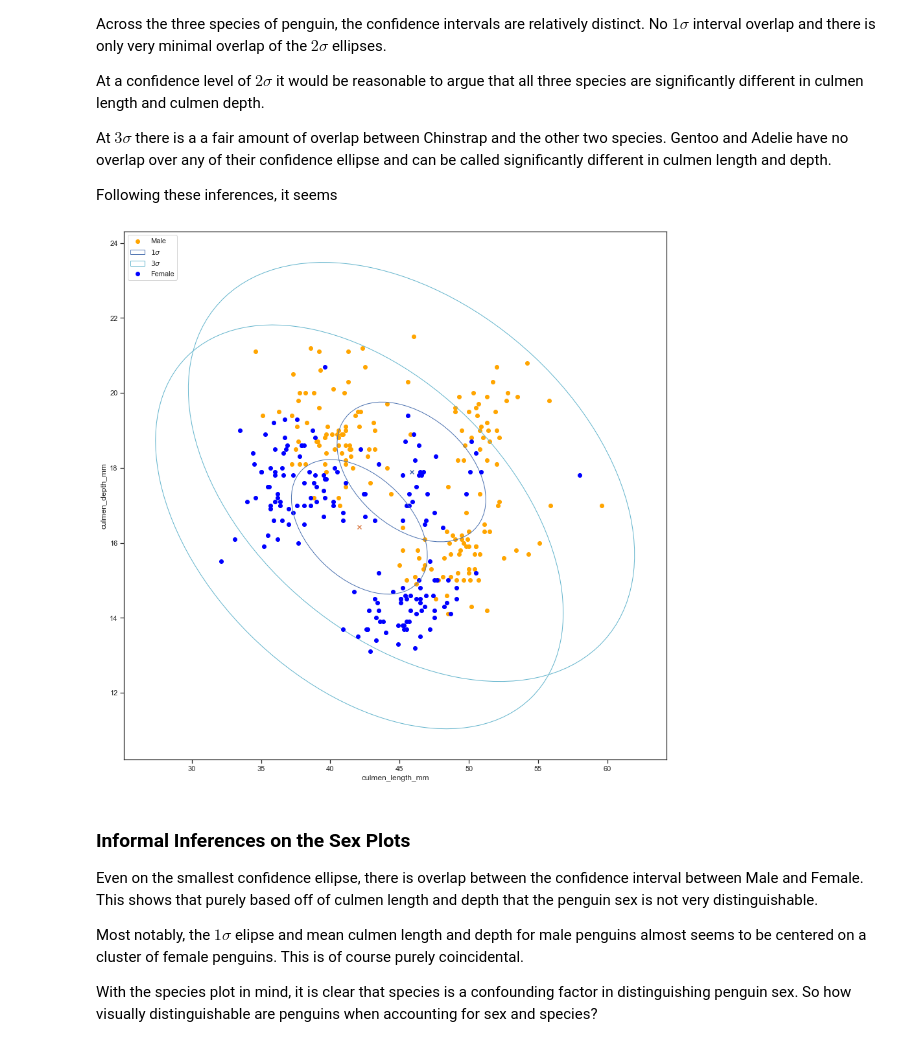
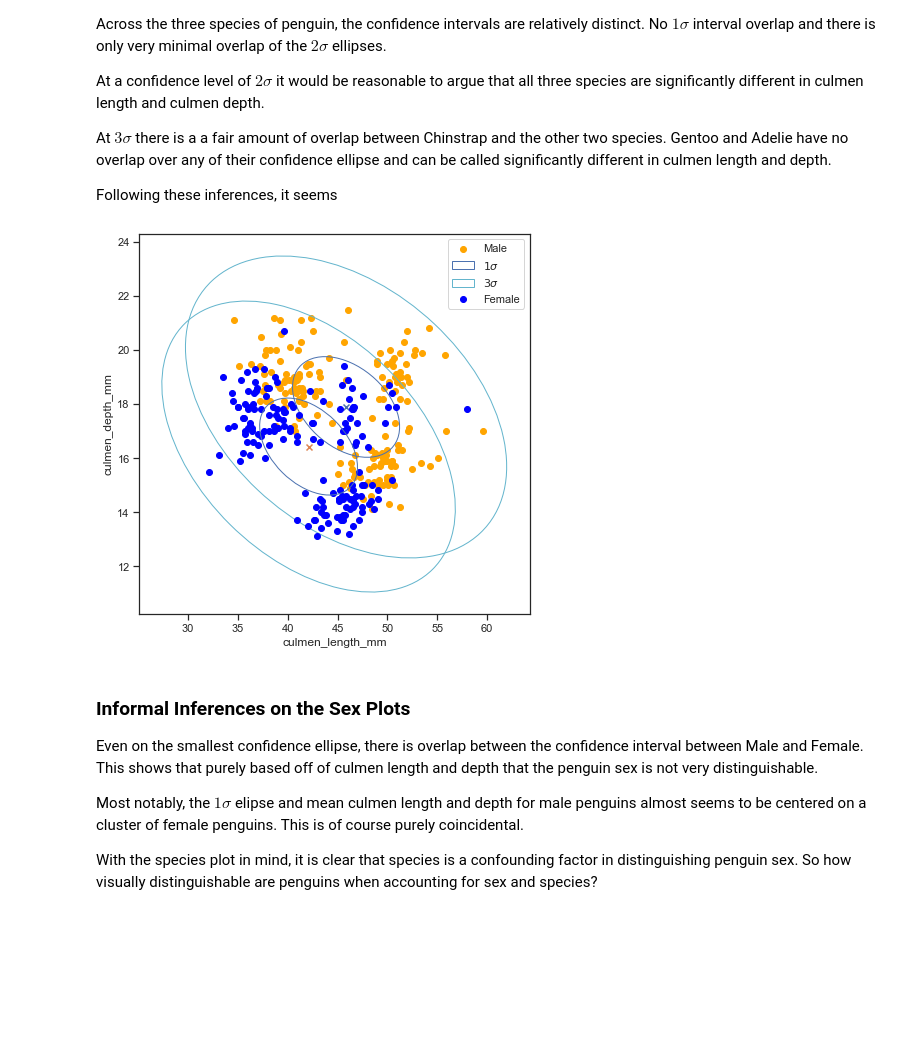
Before and after one commit to AhosChaos/PenguinVisualization, a Jupyter notebook: PenguinVisualization.ipynb, the cells around one changed output. Cells and saved outputs as stored; diff of their text form; code cells hidden in the pictures; blank space fills up the shorter version.

```diff
--- a/PenguinVisualization.ipynb
+++ b/PenguinVisualization.ipynb
@@ -81,17 +71,17 @@ At $3\sigma$ there is a a fair amount of overlap between Chinstrap and the other
 
 Following these inferences, it seems
 # %%
-fig, ax = plt.subplots(figsize=(15,15))
+fig, ax = plt.subplots(figsize=(7,7))
 scatter_with_ellipse(male_df.culmen_length_mm, male_df.culmen_depth_mm, ax,
                      p_label="Male", x_ax="culmen_length_mm", y_ax="culmen_depth_mm",
                      color="orange",n_std=[1,3], c_std=['b','c'], set_label=True)
 scatter_with_ellipse(female_df.culmen_length_mm, female_df.culmen_depth_mm, ax,
                      p_label="Female", color="blue", n_std=[1,3], c_std=['b','c'],
                      set_label=False)
 ax.legend()
 plt.show()
 # %% [output]
-[figure, old version]
+[figure, new version]
 # %% [markdown]
 ### Informal Inferences on the Sex Plots
 Even on the smallest confidence ellipse, there is overlap between the confidence interval between Male and Female.  This shows that purely based off of culmen length and depth that the penguin sex is not very distinguishable.
```
Also changed, not shown: parts of 24 cells of this notebook, 1 other file.
